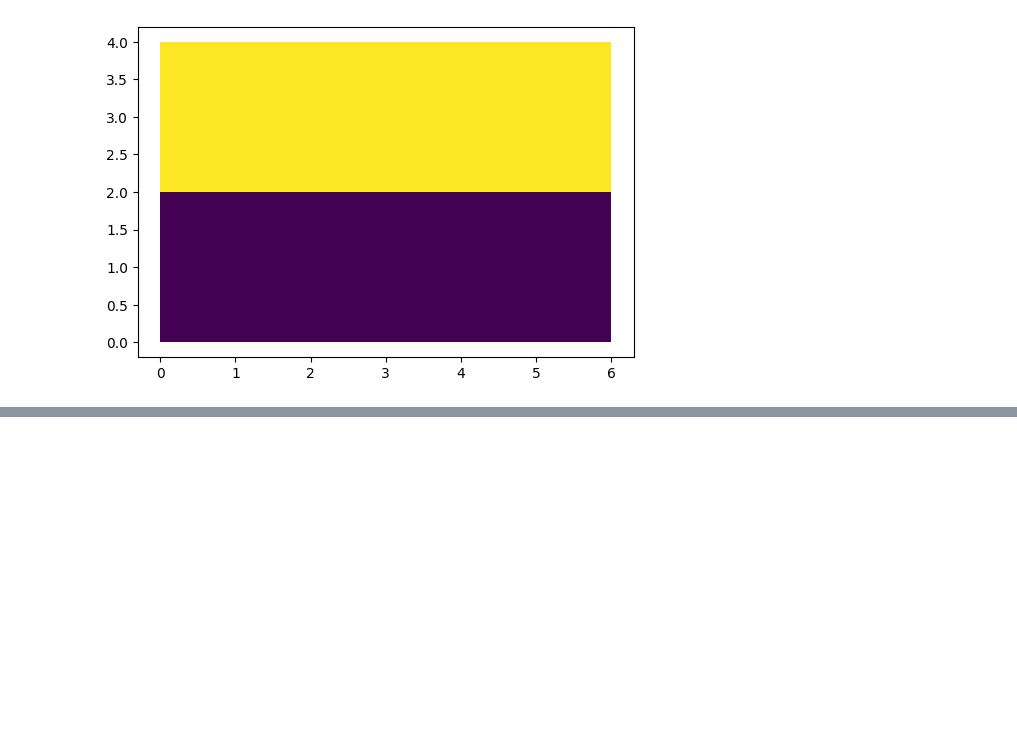
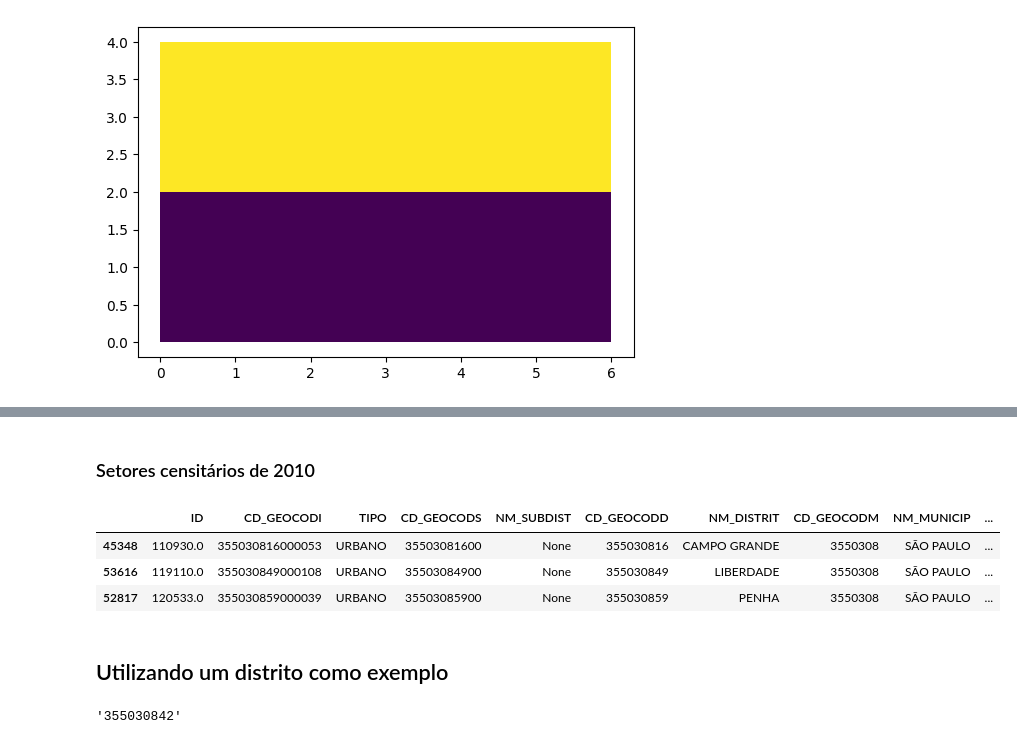
Before and after one commit to sepep-pmsp/compatibilizacao-setores-censitarios, a Jupyter notebook: 12 PICs por interseção.ipynb, the cells around one changed output, grey strips where cells are left out. Saved outputs shown, nothing was run; the diff lists cells and outputs as text; code cells hidden in the pictures; blank space fills up the shorter version.

```diff
--- a/12 PICs por interseção.ipynb
+++ b/12 PICs por interseção.ipynb
@@ -178,0 +223,19 @@ minimum_intergeometry_boundaries(gdf_a, gdf_b, 'id', 'id').plot(column='pics')
+# %% [markdown]
+### Setores censitários de 2010
+# %%
+setores10 = download_malha(Censo.CENSO_2010, Nivel.SETORES)
+setores10 = setores10[setores10['CD_GEOCODM'] == '3550308']
+setores10 = setores10.to_crs(epsg=31983)
+setores10.sample(3)
+# %% [output]
+|  | ID | CD_GEOCODI | TIPO | CD_GEOCODS | NM_SUBDIST | CD_GEOCODD | NM_DISTRIT | CD_GEOCODM | NM_MUNICIP | ... |
+| 45348 | 110930.0 | 355030816000053 | URBANO | 35503081600 | None | 355030816 | CAMPO GRANDE | 3550308 | SÃO PAULO | ... |
+| 53616 | 119110.0 | 355030849000108 | URBANO | 35503084900 | None | 355030849 | LIBERDADE | 3550308 | SÃO PAULO | ... |
+| 52817 | 120533.0 | 355030859000039 | URBANO | 35503085900 | None | 355030859 | PENHA | 3550308 | SÃO PAULO | ... |
+# %% [markdown]
+## Utilizando um distrito como exemplo
+# %%
+sample_dist = setores22['CD_DIST'].drop_duplicates().sample(1).iloc[0]
+sample_dist
+# %% [output]
+'355030842'
```
Also changed, not shown: parts of 20 cells of this notebook.
